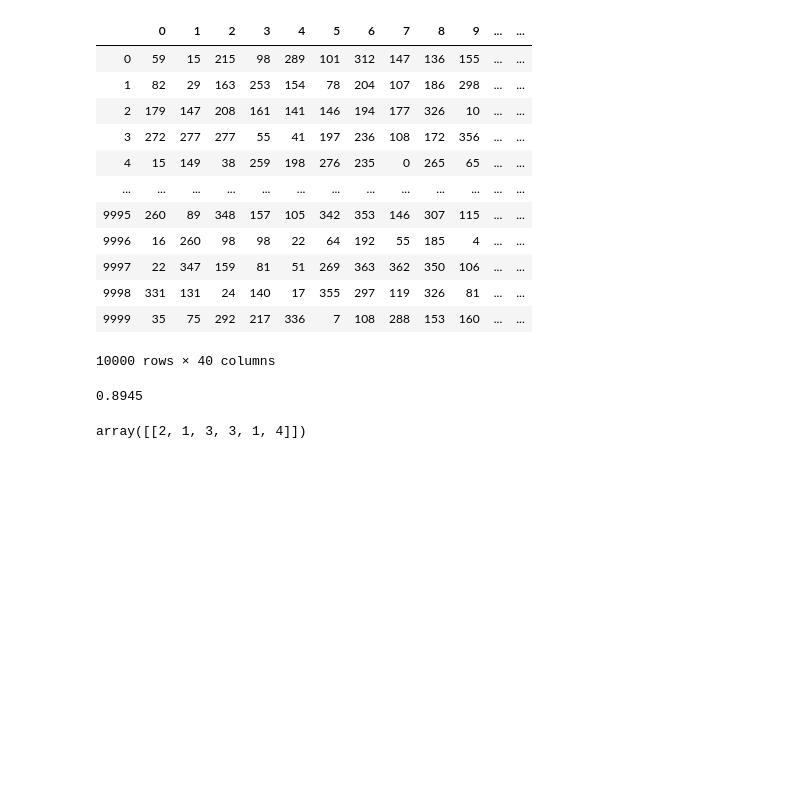
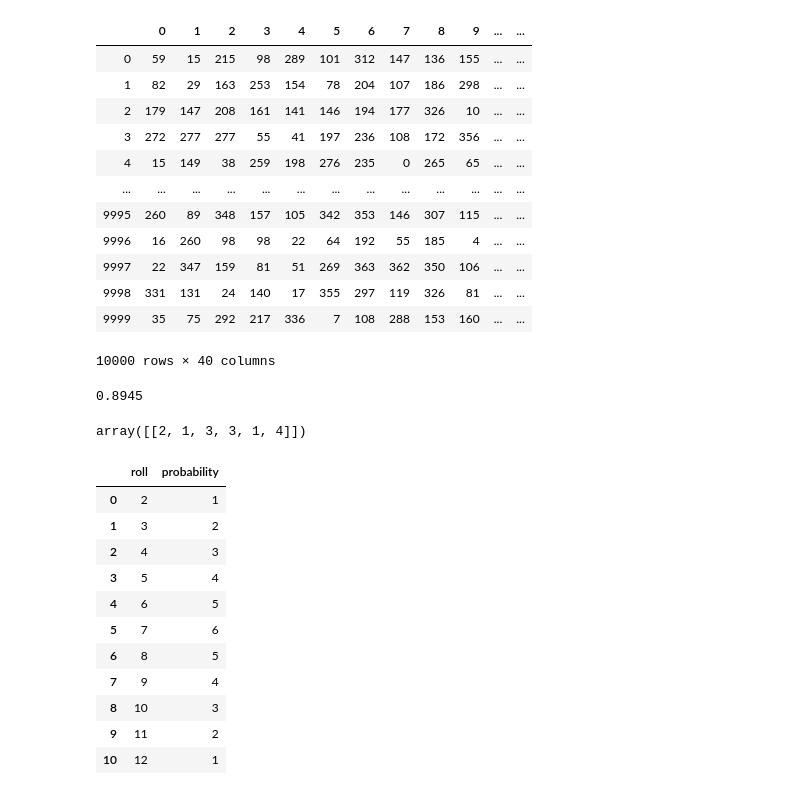
Before and after one commit to chasethompson/statistics_exercises, a Jupyter notebook: simulation.ipynb, the cells around one changed output. Saved outputs shown, nothing was run; the diff lists cells and outputs as text; code cells hidden in the pictures; blank space fills up the shorter version.

```diff
--- a/simulation.ipynb
+++ b/simulation.ipynb
@@ -300,3 +301,20 @@ mage_1_health = np.random.choice([1,2,3,4], size=(1, 6))
 mage_1_health
 # %% [output]
 array([[2, 1, 3, 3, 1, 4]])
+# %%
+d = {'roll': [2, 3, 4, 5, 6, 7, 8, 9, 10, 11, 12], 'probability': [1, 2, 3, 4, 5, 6, 5, 4, 3, 2, 1]}
+df = pd.DataFrame(data=d)
+df
+# %% [output]
+|  | roll | probability |
+| 0 | 2 | 1 |
+| 1 | 3 | 2 |
+| 2 | 4 | 3 |
+| 3 | 5 | 4 |
+| 4 | 6 | 5 |
+| 5 | 7 | 6 |
+| 6 | 8 | 5 |
+| 7 | 9 | 4 |
+| 8 | 10 | 3 |
+| 9 | 11 | 2 |
+| 10 | 12 | 1 |
```
Also changed, not shown: parts of 3 cells of this notebook.
